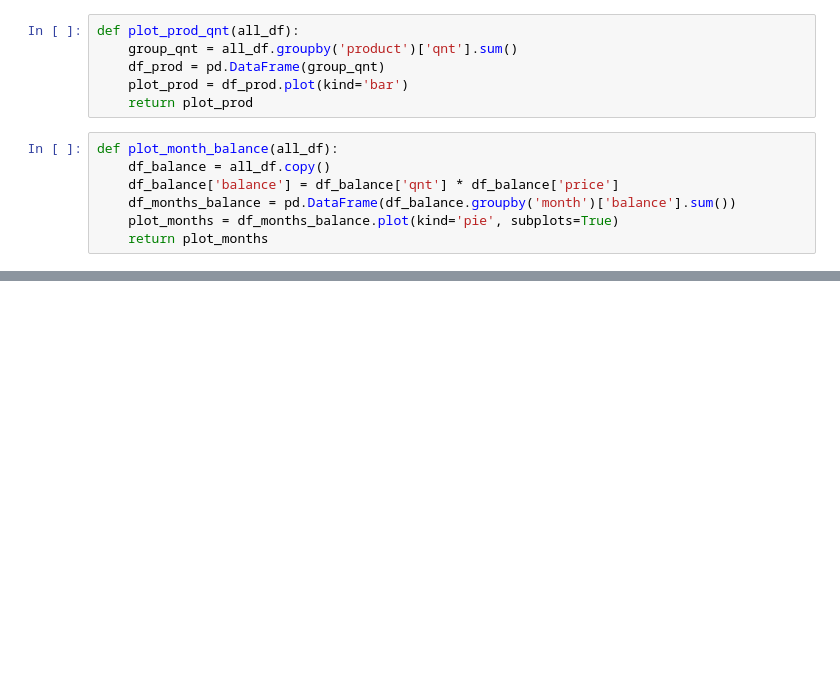
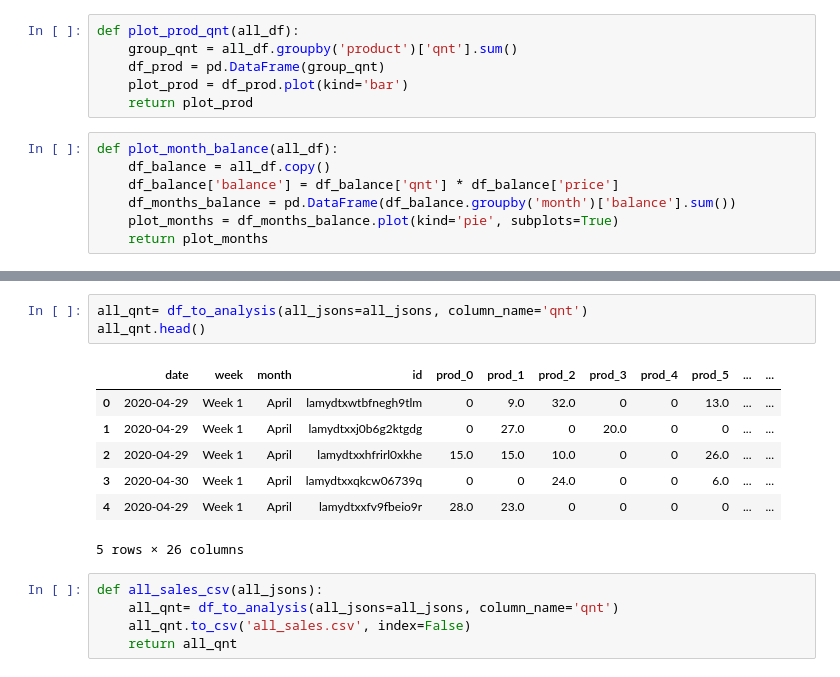
Before and after one commit to augustoanastacio/Projeto3-DT, a Jupyter notebook: ph_functions.ipynb, the cells around one changed output, grey strips where cells are left out. Cells and saved outputs as stored; diff of their text form; blank space fills up the shorter version.

```diff
--- a/ph_functions.ipynb
+++ b/ph_functions.ipynb
@@ -153,0 +176,16 @@ array([<AxesSubplot:ylabel='balance'>], dtype=object)
+# %%
+all_qnt= df_to_analysis(all_jsons=all_jsons, column_name='qnt')
+all_qnt.head()
+# %% [output]
+|  | date | week | month | id | prod_0 | prod_1 | prod_2 | prod_3 | prod_4 | prod_5 | ... | ... |
+| 0 | 2020-04-29 | Week 1 | April | lamydtxwtbfnegh9tlm | 0 | 9.0 | 32.0 | 0 | 0 | 13.0 | ... | ... |
+| 1 | 2020-04-29 | Week 1 | April | lamydtxxj0b6g2ktgdg | 0 | 27.0 | 0 | 20.0 | 0 | 0 | ... | ... |
+| 2 | 2020-04-29 | Week 1 | April | lamydtxxhfrirl0xkhe | 15.0 | 15.0 | 10.0 | 0 | 0 | 26.0 | ... | ... |
+| 3 | 2020-04-30 | Week 1 | April | lamydtxxqkcw06739q | 0 | 0 | 24.0 | 0 | 0 | 6.0 | ... | ... |
+| 4 | 2020-04-29 | Week 1 | April | lamydtxxfv9fbeio9r | 28.0 | 23.0 | 0 | 0 | 0 | 0 | ... | ... |
+5 rows × 26 columns
+# %%
+def all_sales_csv(all_jsons):
+    all_qnt= df_to_analysis(all_jsons=all_jsons, column_name='qnt')
+    all_qnt.to_csv('all_sales.csv', index=False)
+    return all_qnt
```
Also changed, not shown: parts of 9 cells of this notebook, 1 other file.
